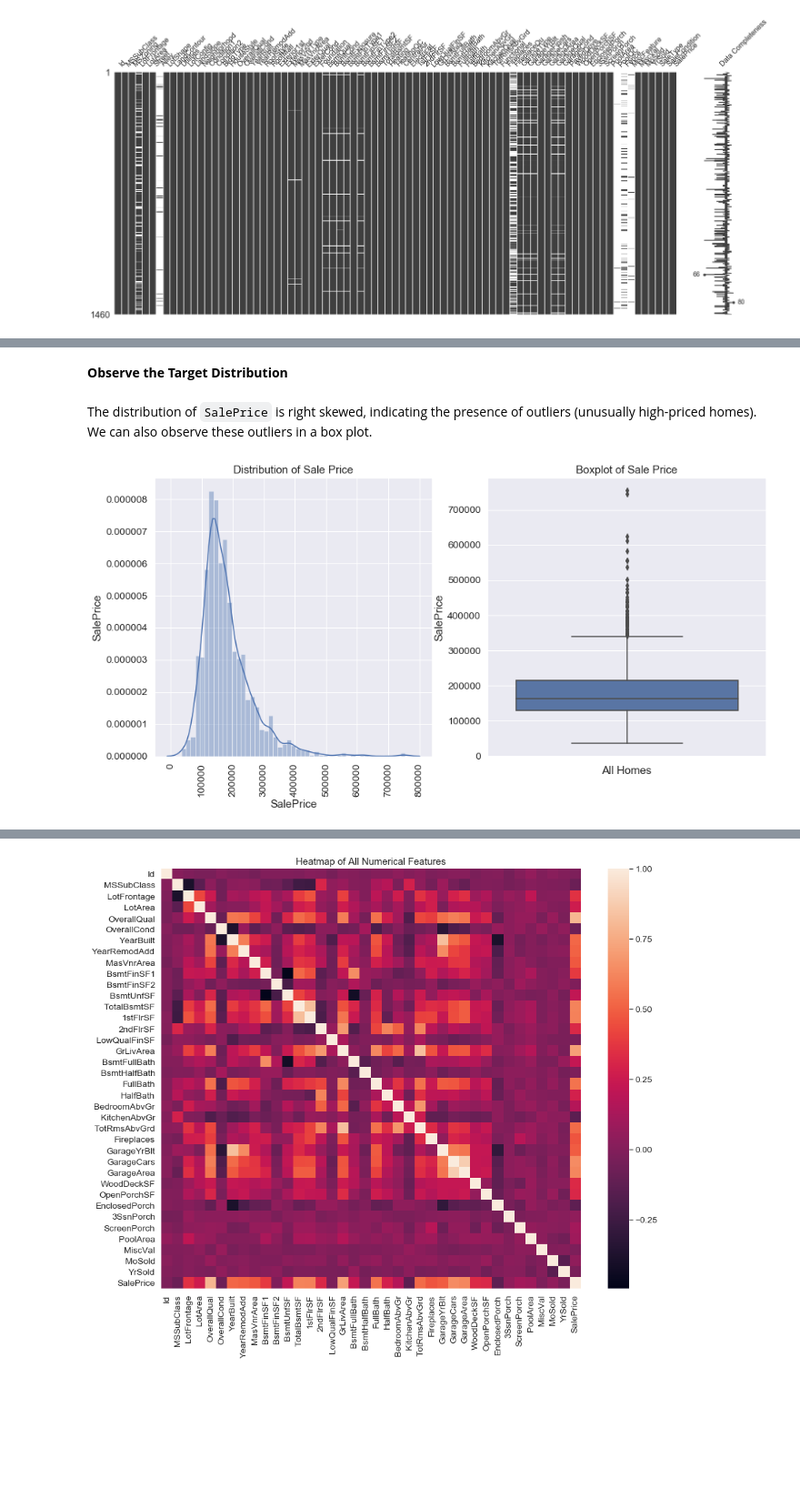
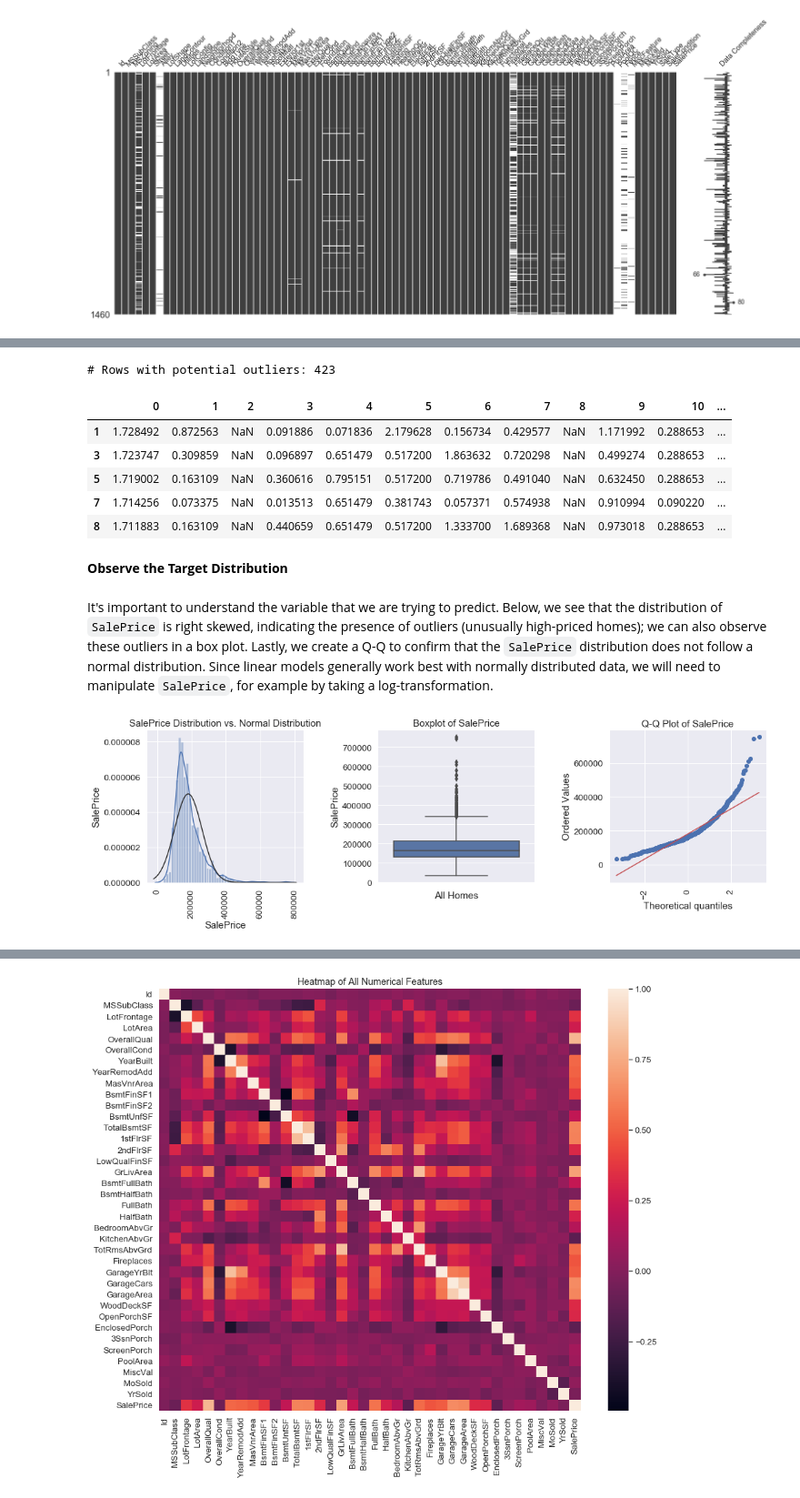
Before and after one commit to amypeniston/kaggle-competitions, a Jupyter notebook: house-prices/1_EDA.ipynb, the cells around one changed output, grey strips where cells are left out. Shown at 91% size. Drawn from its saved outputs; the diff is of its cells as text; code cells hidden in the pictures; blank space fills up the shorter version.

```diff
--- a/house-prices/1_EDA.ipynb
+++ b/house-prices/1_EDA.ipynb
@@ -182,20 +189,37 @@ plt.show()
+# %%
+z_threshold = 3
+z = pd.DataFrame(np.abs(stats.zscore(train[numeric_features.columns])))
+outlier_rows = z[z[z > z_threshold].any(axis=1)] # Rows with outliers
+print("# Rows with potential outliers: {}".format(len(outlier_rows)))
+outlier_rows.head()
+# %% [output]
+# Rows with potential outliers: 423
+|  | 0 | 1 | 2 | 3 | 4 | 5 | 6 | 7 | 8 | 9 | 10 | ... |
+| 1 | 1.728492 | 0.872563 | NaN | 0.091886 | 0.071836 | 2.179628 | 0.156734 | 0.429577 | NaN | 1.171992 | 0.288653 | ... |
+| 3 | 1.723747 | 0.309859 | NaN | 0.096897 | 0.651479 | 0.517200 | 1.863632 | 0.720298 | NaN | 0.499274 | 0.288653 | ... |
+| 5 | 1.719002 | 0.163109 | NaN | 0.360616 | 0.795151 | 0.517200 | 0.719786 | 0.491040 | NaN | 0.632450 | 0.288653 | ... |
+| 7 | 1.714256 | 0.073375 | NaN | 0.013513 | 0.651479 | 0.381743 | 0.057371 | 0.574938 | NaN | 0.910994 | 0.090220 | ... |
+| 8 | 1.711883 | 0.163109 | NaN | 0.440659 | 0.651479 | 0.517200 | 1.333700 | 1.689368 | NaN | 0.973018 | 0.288653 | ... |
 # %% [markdown]
 **Observe the Target Distribution**
-# %% [markdown]
-The distribution of `SalePrice` is right skewed, indicating the presence of outliers (unusually high-priced homes). We can also observe these outliers in a box plot.
+# %% [markdown]
+It's important to understand the variable that we are trying to predict. Below, we see that the distribution of `SalePrice` is right skewed, indicating the presence of outliers (unusually high-priced homes); we can also observe these outliers in a box plot. Lastly, we create a Q-Q to confirm that the `SalePrice` distribution does not follow a normal distribution. Since linear models generally work best with normally distributed data, we will need to manipulate `SalePrice`, for example by taking a log-transformation.
 # %%
-fig, ax = plt.subplots(1,2, figsize=(15,7))
-sns.distplot(train["SalePrice"], ax=ax[0])
+fig, ax = plt.subplots(1,3, figsize=(15,5))
+sns.distplot(train["SalePrice"], ax=ax[0], fit=stats.norm)
 sns.boxplot(train["SalePrice"], orient='v', ax=ax[1])
-ax[0].set_title("Distribution of Sale Price")
-ax[1].set_title("Boxplot of Sale Price")
+stats.probplot(train["SalePrice"], plot=plt)
+
+ax[0].set_title("SalePrice Distribution vs. Normal Distribution")
+ax[1].set_title("Boxplot of SalePrice")
+ax[2].set_title("Q-Q Plot of SalePrice")
 ax[0].set_ylabel("SalePrice")
 ax[1].set_xlabel("All Homes")
 
 for a in ax:
     for label in a.get_xticklabels():
         label.set_rotation(90)
-
+plt.tight_layout()
 plt.show()
 # %% [output]
-[figure, old version]
+[figure, new version]
```
Also changed, not shown: parts of 29 cells of this notebook.
